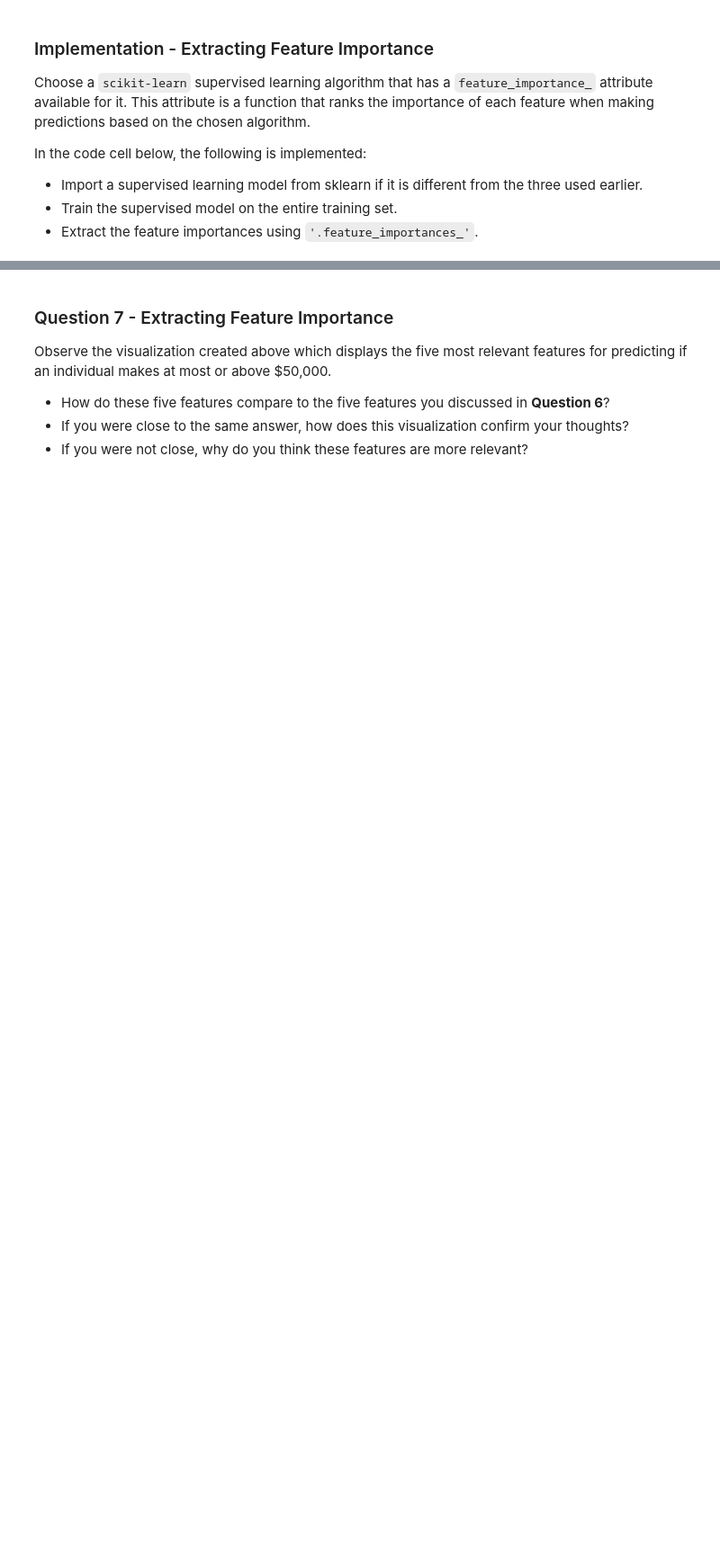
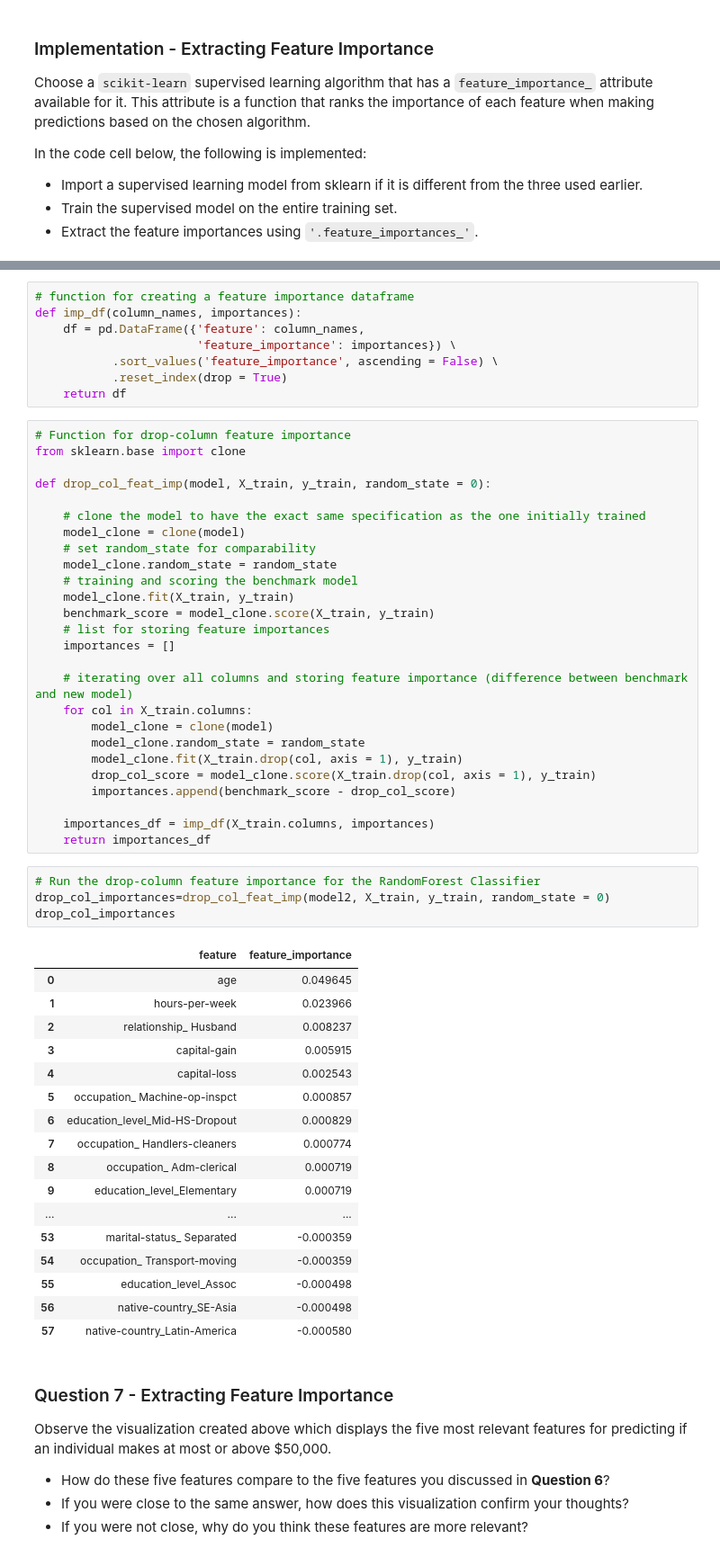
Before and after one commit to oislegen/Portfolio, a Jupyter notebook: 1-Finding_Donors-Project-XGBoost-RF-LogisticRegression-Python/finding_donors.ipynb, the cells around one changed output, grey strips where cells are left out. Shown at 90% size. Saved outputs shown, nothing was run; the diff lists cells and outputs as text; blank space fills up the shorter version.

```diff
--- a/1-Finding_Donors-Project-XGBoost-RF-LogisticRegression-Python/finding_donors.ipynb
+++ b/1-Finding_Donors-Project-XGBoost-RF-LogisticRegression-Python/finding_donors.ipynb
@@ -909,3 +925,59 @@ sorted_x
+# %%
+# function for creating a feature importance dataframe
+def imp_df(column_names, importances):
+    df = pd.DataFrame({'feature': column_names,
+                       'feature_importance': importances}) \
+           .sort_values('feature_importance', ascending = False) \
+           .reset_index(drop = True)
+    return df
+# %%
+# Function for drop-column feature importance
+from sklearn.base import clone
+
+def drop_col_feat_imp(model, X_train, y_train, random_state = 0):
+
+    # clone the model to have the exact same specification as the one initially trained
+    model_clone = clone(model)
+    # set random_state for comparability
+    model_clone.random_state = random_state
+    # training and scoring the benchmark model
+    model_clone.fit(X_train, y_train)
+    benchmark_score = model_clone.score(X_train, y_train)
+    # list for storing feature importances
+    importances = []
+
+    # iterating over all columns and storing feature importance (difference between benchmark and new model)
+    for col in X_train.columns:
+        model_clone = clone(model)
+        model_clone.random_state = random_state
+        model_clone.fit(X_train.drop(col, axis = 1), y_train)
+        drop_col_score = model_clone.score(X_train.drop(col, axis = 1), y_train)
+        importances.append(benchmark_score - drop_col_score)
+
+    importances_df = imp_df(X_train.columns, importances)
+    return importances_df
+# %%
+# Run the drop-column feature importance for the RandomForest Classifier
+drop_col_importances=drop_col_feat_imp(model2, X_train, y_train, random_state = 0)
+drop_col_importances
+# %% [output]
+|  | feature | feature_importance |
+| 0 | age | 0.049645 |
+| 1 | hours-per-week | 0.023966 |
+| 2 | relationship_ Husband | 0.008237 |
+| 3 | capital-gain | 0.005915 |
+| 4 | capital-loss | 0.002543 |
+| 5 | occupation_ Machine-op-inspct | 0.000857 |
+| 6 | education_level_Mid-HS-Dropout | 0.000829 |
+| 7 | occupation_ Handlers-cleaners | 0.000774 |
+| 8 | occupation_ Adm-clerical | 0.000719 |
+| 9 | education_level_Elementary | 0.000719 |
+| ... | ... | ... |
+| 53 | marital-status_ Separated | -0.000359 |
+| 54 | occupation_ Transport-moving | -0.000359 |
+| 55 | education_level_Assoc | -0.000498 |
+| 56 | native-country_SE-Asia | -0.000498 |
+| 57 | native-country_Latin-America | -0.000580 |
 # %% [markdown]
 ### Question 7 - Extracting Feature Importance
 
```
Also changed, not shown: parts of 9 cells of this notebook.
